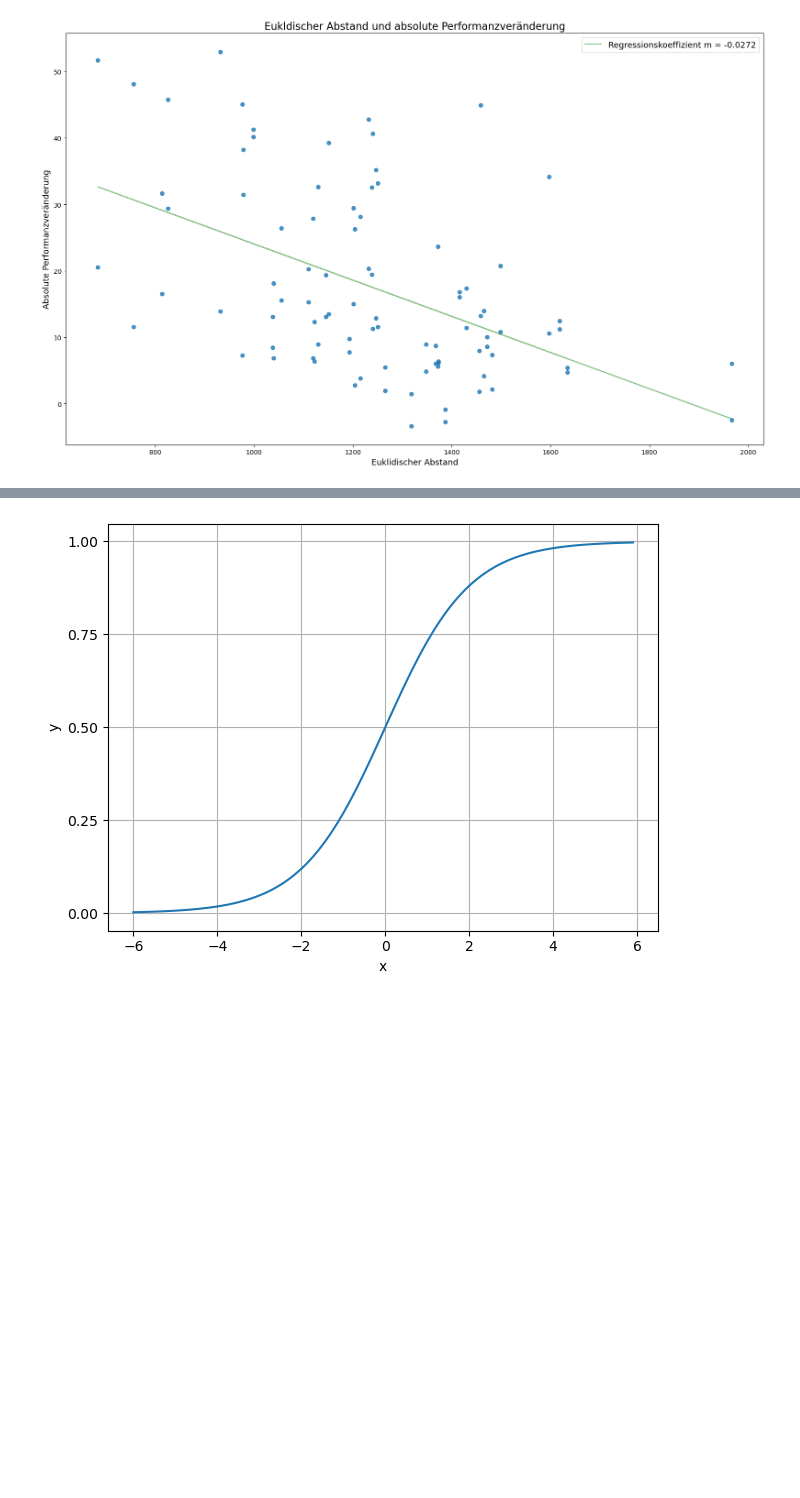
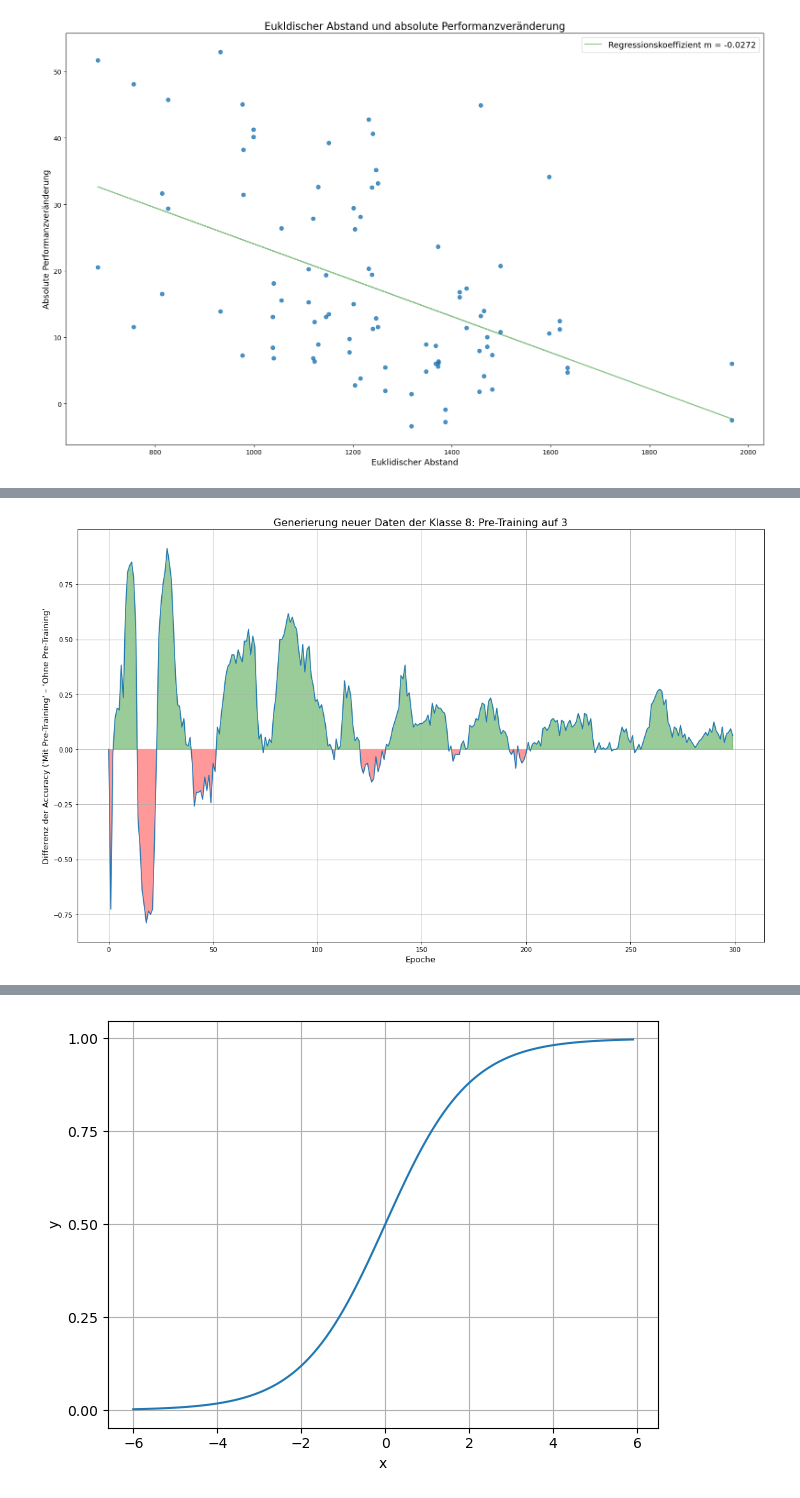
Before and after one commit to iamfredo/gans_mnist, a Jupyter notebook: gan_evaluation.ipynb, the cells around one changed output, grey strips where cells are left out. Cells and saved outputs as stored; diff of their text form; code cells hidden in the pictures; blank space fills up the shorter version.

```diff
--- a/gan_evaluation.ipynb
+++ b/gan_evaluation.ipynb
@@ -1228,0 +1292,18 @@ plt.show()
+# %%
+#x = np.arange(50)
+x = np.arange(300)
+y = (final_dict_rep["38"].accuracy - final_dict_rep["8"].accuracy)#[:50]
+
+plt.figure(figsize=(16,10))
+plt.plot(x, y)
+plt.fill_between(x, 0, y, where=y>0, interpolate=True, color="green", alpha=0.4)
+plt.fill_between(x, 0, y, where=y<0, interpolate=True, color="red", alpha=0.4)
+plt.grid()
+plt.xlabel("Epoche", fontsize=13)
+plt.ylabel("Differenz der Accuracy ('Mit Pre-Training' – 'Ohne Pre-Training'", fontsize=13)
+plt.title("Generierung neuer Daten der Klasse 8: Pre-Training auf 3", fontsize=16)
+plt.tight_layout()
+#plt.savefig("generated/plots/AUC_38_300.svg")
+plt.show()
+# %% [output]
+[figure, added]
```
Also changed, not shown: parts of 12 cells of this notebook, 1 other file.
